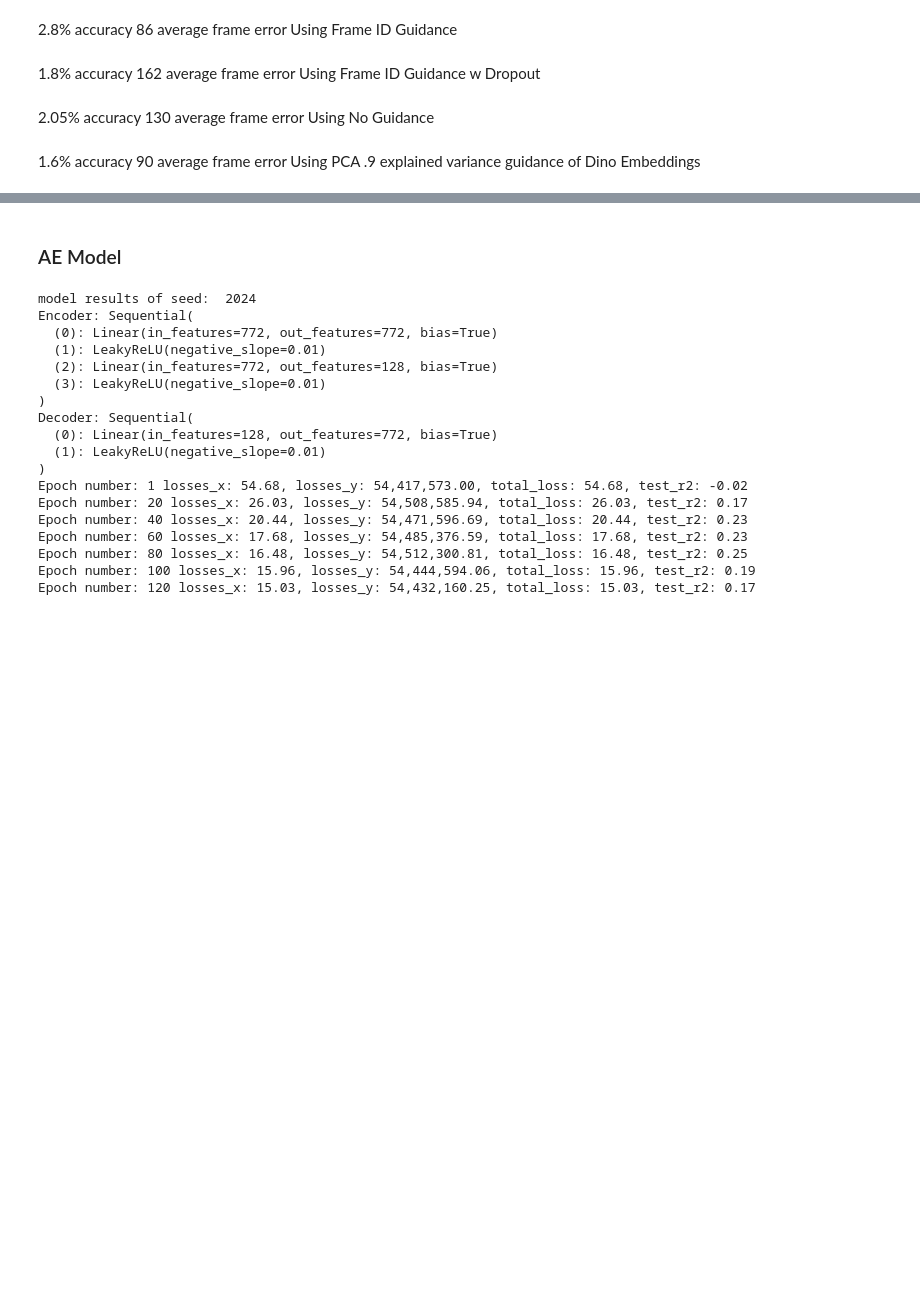
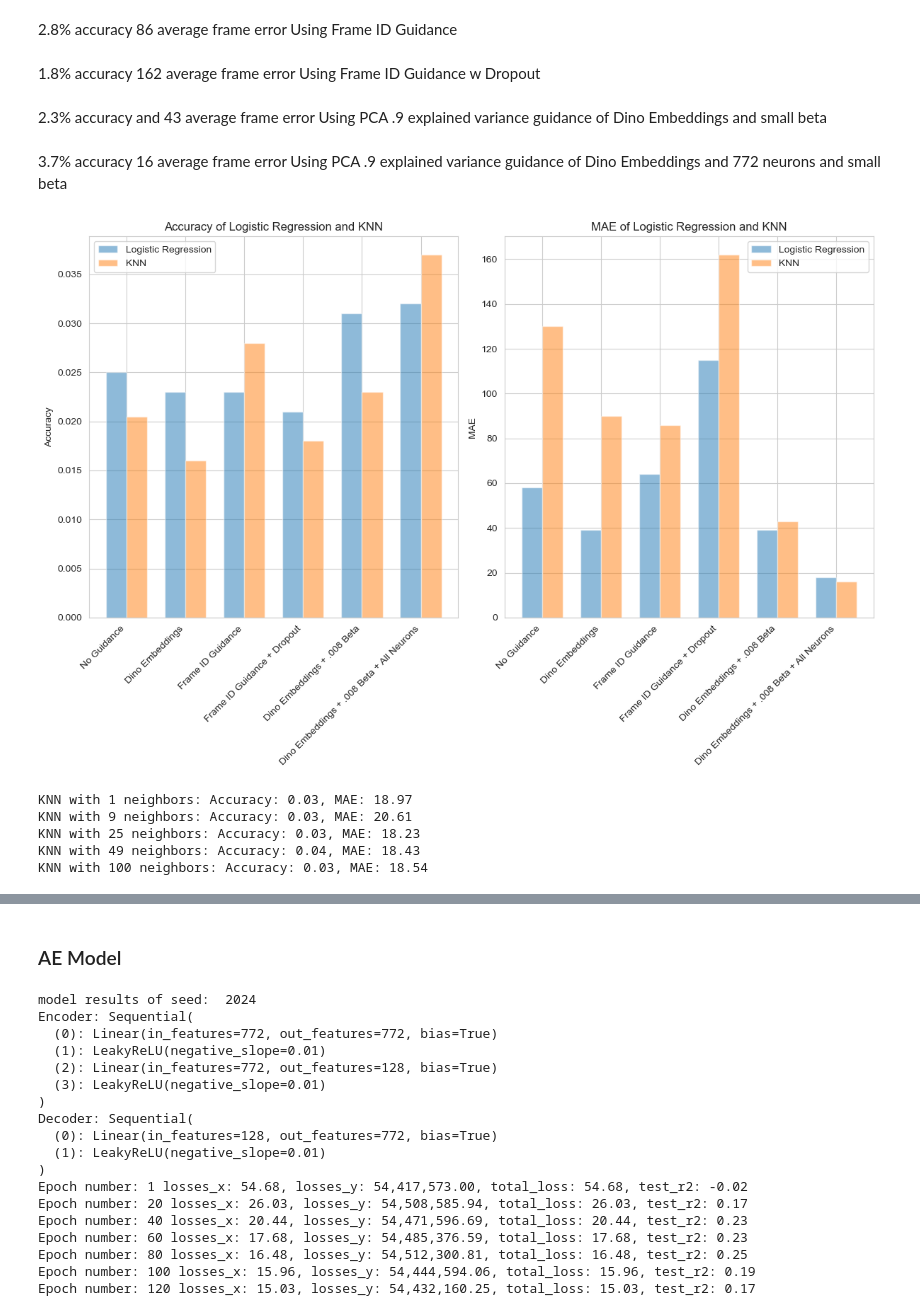
Before and after one commit to josephyu11600/ML-Neural-Data, a Jupyter notebook: Project/notebooks/cebra_analysis.ipynb, the cells around one changed output, grey strips where cells are left out. Cells and saved outputs as stored; diff of their text form; code cells hidden in the pictures; blank space fills up the shorter version.

```diff
--- a/Project/notebooks/cebra_analysis.ipynb
+++ b/Project/notebooks/cebra_analysis.ipynb
@@ -1071,7 +1064,39 @@ accuracy, mae
 2.8% accuracy 86 average frame error Using Frame ID Guidance
 # %% [markdown]
 1.8% accuracy 162 average frame error Using Frame ID Guidance w Dropout
-# %% [markdown]
-2.05% accuracy 130 average frame error Using No Guidance
 # %% [markdown]
-1.6% accuracy 90 average frame error Using PCA .9 explained variance guidance of Dino Embeddings
+2.3% accuracy and 43 average frame error Using PCA .9 explained variance guidance of Dino Embeddings and small beta
+# %% [markdown]
+3.7% accuracy 16 average frame error Using PCA .9 explained variance guidance of Dino Embeddings and 772 neurons and small beta
+# %%
+logistic_reg_accuracies = [.025, .023, .023, .021, .031, .032]
+logistic_reg_mae = [58, 39, 64, 115, 39, 18]
+
+knn_accuracies = [.0205, .016, .028, .018, .023, .037]
+knn_mae = [130, 90, 86, 162, 43, 16]
+bar_width = 0.35  # Width of each bar
+index = np.arange(6)  # Index for the bars on the x-axis
+
+tick_labels = ['No Guidance', 'Dino Embeddings', 'Frame ID Guidance', 'Frame ID Guidance + Dropout', 'Dino Embeddings + .008 Beta', 'Dino Embeddings + .008 Beta + All Neurons']
+fig, ax = plt.subplots(1, 2, figsize=(12, 8))
+ax_flat = ax.flatten()
+
+ax_flat[0].bar(index - bar_width/2, logistic_reg_accuracies, bar_width, alpha=0.5, label='Logistic Regression')
+ax_flat[0].bar(index + bar_width/2, knn_accuracies, bar_width, alpha=0.5, label='KNN')
+ax_flat[0].set_xticks(index, tick_labels, rotation=45, ha='right')
+ax_flat[0].set_ylabel('Accuracy')
+ax_flat[0].set_title('Accuracy of Logistic Regression and KNN')
+ax_flat[0].legend()
+
+ax_flat[1].bar(index - bar_width/2, logistic_reg_mae, bar_width, alpha=0.5, label='Logistic Regression')
+ax_flat[1].bar(index + bar_width/2, knn_mae, bar_width, alpha=0.5, label='KNN')
+ax_flat[1].set_xticks(index, tick_labels, rotation=45, ha='right')
+ax_flat[1].set_ylabel('MAE')
+ax_flat[1].set_title('MAE of Logistic Regression and KNN')
+ax_flat[1].legend()
+
+plt.tight_layout()
+# plt.savefig('../images/vae_models_logistic_knn_comparison.png')
+plt.show()
+# %% [output]
+[figure, added]
@@ -1078,10 +1105,19 @@ accuracy, mae
 # %%
-knn = KNeighborsClassifier(n_neighbors=2)
-knn.fit(X_t_vae, y_t_vae)
+for param in params:
+    knn = KNeighborsClassifier(n_neighbors=param)
+    knn.fit(X_t_vae, y_t_vae)
 
-y_pred = knn.predict(X_val_vae)
-accuracy = accuracy_score(y_val_vae, y_pred)
-mae = np.mean(np.abs(y_val_vae - y_pred))
+    y_pred = knn.predict(X_val_vae)
+    accuracy = accuracy_score(y_val_vae, y_pred)
+    mae = np.mean(np.abs(y_val_vae - y_pred))
+
+    print(f'KNN with {param} neighbors: Accuracy: {accuracy:.2f}, MAE: {mae:.2f}')
+# %% [output]
+KNN with 1 neighbors: Accuracy: 0.03, MAE: 18.97
+KNN with 9 neighbors: Accuracy: 0.03, MAE: 20.61
+KNN with 25 neighbors: Accuracy: 0.03, MAE: 18.23
+KNN with 49 neighbors: Accuracy: 0.04, MAE: 18.43
+KNN with 100 neighbors: Accuracy: 0.03, MAE: 18.54
 # %%
 accuracy, mae
 # %% [output]
```
Also changed, not shown: parts of 22 cells of this notebook, 27 other files.
